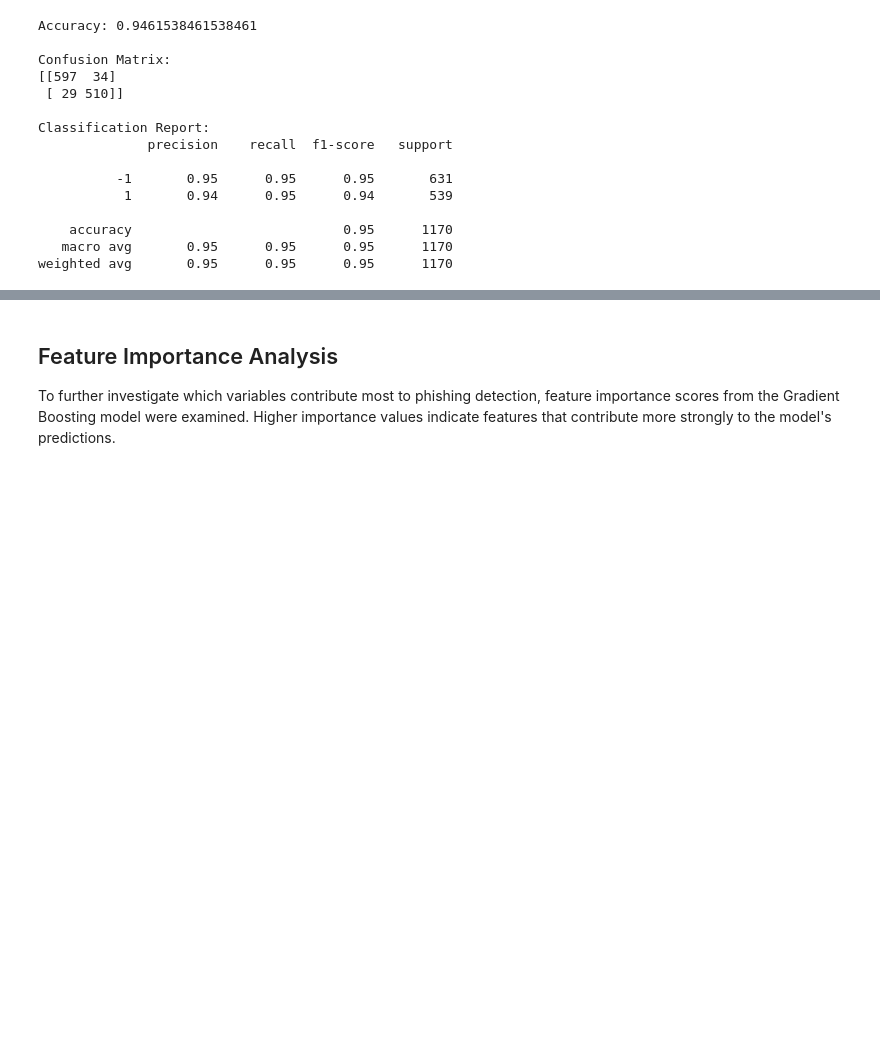
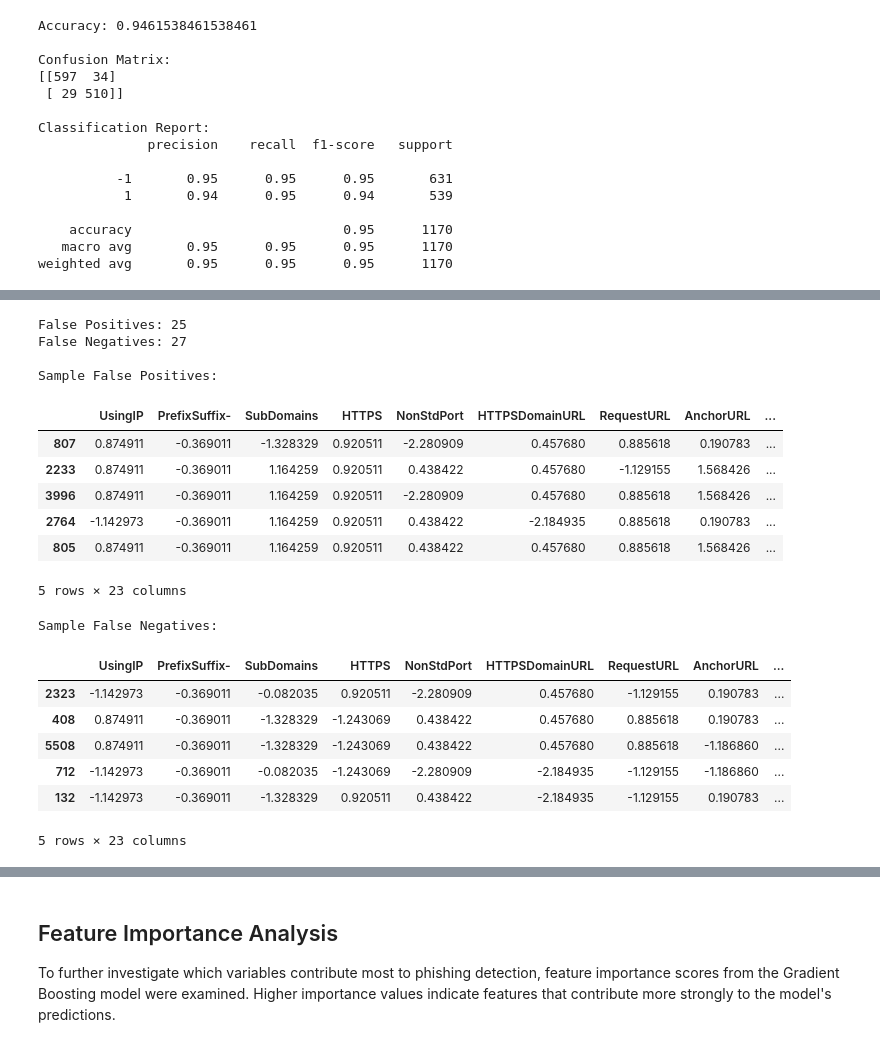
Before and after one commit to ja4smin/phishing-detection-reproduction, a Jupyter notebook: Phishing_Detection_Reproduction.ipynb, the cells around one changed output, grey strips where cells are left out. Cells and saved outputs as stored; diff of their text form; code cells hidden in the pictures; blank space fills up the shorter version.

```diff
--- a/Phishing_Detection_Reproduction.ipynb
+++ b/Phishing_Detection_Reproduction.ipynb
@@ -608,0 +613,47 @@ weighted avg       0.95      0.95      0.95      1170
+# %%
+# Create a dataframe with predictions
+error_df = X_test.copy()
+
+error_df["Actual"] = y_test
+error_df["Predicted"] = y_pred
+
+# False Positives
+false_positives = error_df[
+    (error_df["Actual"] == -1) &
+    (error_df["Predicted"] == 1)
+]
+
+# False Negatives
+false_negatives = error_df[
+    (error_df["Actual"] == 1) &
+    (error_df["Predicted"] == -1)
+]
+
+print("False Positives:", len(false_positives))
+print("False Negatives:", len(false_negatives))
+
+print("\nSample False Positives:")
+display(false_positives.head())
+
+print("\nSample False Negatives:")
+display(false_negatives.head())
+# %% [output]
+False Positives: 25
+False Negatives: 27
+
+Sample False Positives:
+|  | UsingIP | PrefixSuffix- | SubDomains | HTTPS | NonStdPort | HTTPSDomainURL | RequestURL | AnchorURL | ... |
+| 807 | 0.874911 | -0.369011 | -1.328329 | 0.920511 | -2.280909 | 0.457680 | 0.885618 | 0.190783 | ... |
+| 2233 | 0.874911 | -0.369011 | 1.164259 | 0.920511 | 0.438422 | 0.457680 | -1.129155 | 1.568426 | ... |
+| 3996 | 0.874911 | -0.369011 | 1.164259 | 0.920511 | -2.280909 | 0.457680 | 0.885618 | 1.568426 | ... |
+| 2764 | -1.142973 | -0.369011 | 1.164259 | 0.920511 | 0.438422 | -2.184935 | 0.885618 | 0.190783 | ... |
+| 805 | 0.874911 | -0.369011 | 1.164259 | 0.920511 | 0.438422 | 0.457680 | 0.885618 | 1.568426 | ... |
+5 rows × 23 columns
+Sample False Negatives:
+|  | UsingIP | PrefixSuffix- | SubDomains | HTTPS | NonStdPort | HTTPSDomainURL | RequestURL | AnchorURL | ... |
+| 2323 | -1.142973 | -0.369011 | -0.082035 | 0.920511 | -2.280909 | 0.457680 | -1.129155 | 0.190783 | ... |
+| 408 | 0.874911 | -0.369011 | -1.328329 | -1.243069 | 0.438422 | 0.457680 | 0.885618 | 0.190783 | ... |
+| 5508 | 0.874911 | -0.369011 | -1.328329 | -1.243069 | 0.438422 | 0.457680 | 0.885618 | -1.186860 | ... |
+| 712 | -1.142973 | -0.369011 | -0.082035 | -1.243069 | -2.280909 | -2.184935 | -1.129155 | -1.186860 | ... |
+| 132 | -1.142973 | -0.369011 | -1.328329 | 0.920511 | 0.438422 | -2.184935 | -1.129155 | 0.190783 | ... |
+5 rows × 23 columns
```
Also changed, not shown: parts of 3 cells of this notebook.
